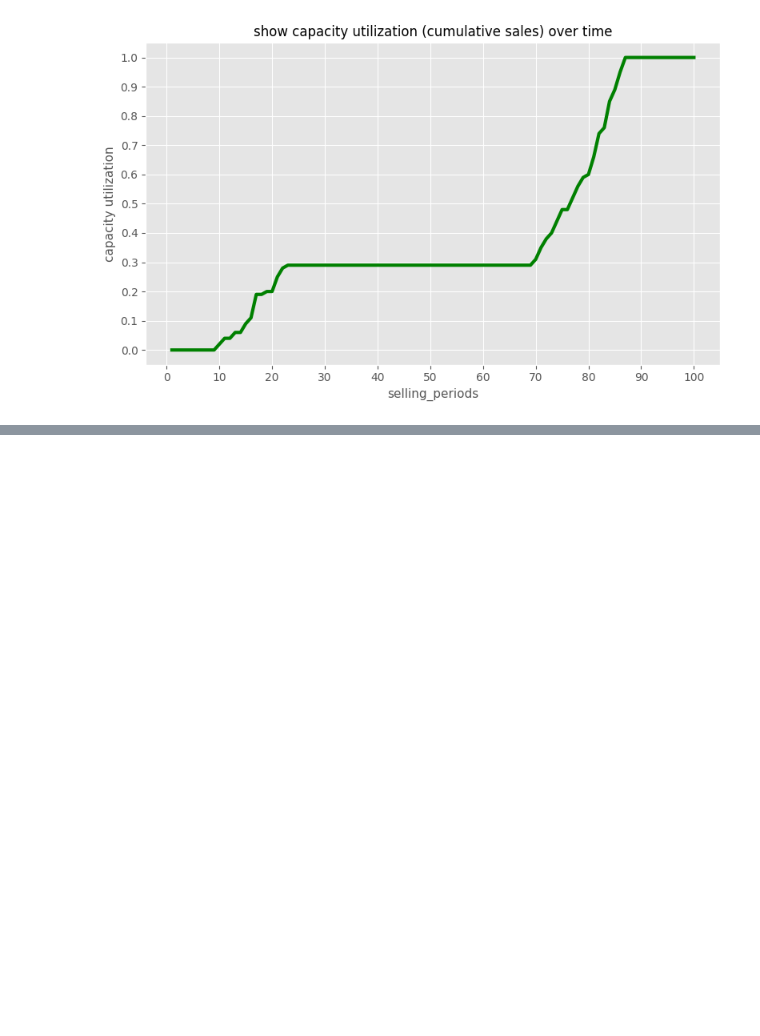
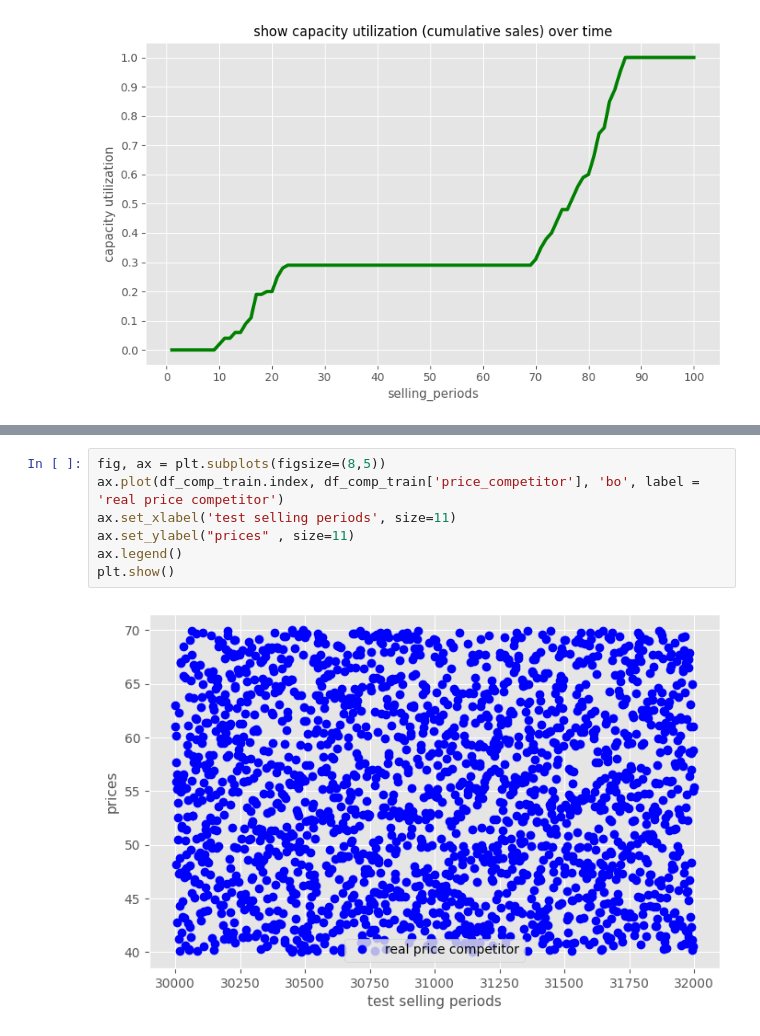
Before and after one commit to qcorveler/Optizoignons, a Jupyter notebook: Travail_Perso/Quentin/modele_prix_concurrent/W2_load_data.ipynb, the cells around one changed output, grey strips where cells are left out. Drawn from its saved outputs; the diff is of its cells as text; blank space fills up the shorter version.

```diff
--- a/Travail_Perso/Quentin/modele_prix_concurrent/W2_load_data.ipynb
+++ b/Travail_Perso/Quentin/modele_prix_concurrent/W2_load_data.ipynb
@@ -188,0 +354,9 @@ plt.show()
+# %%
+fig, ax = plt.subplots(figsize=(8,5))
+ax.plot(df_comp_train.index, df_comp_train['price_competitor'], 'bo', label = 'real price competitor')
+ax.set_xlabel('test selling periods', size=11)
+ax.set_ylabel("prices" , size=11)
+ax.legend()
+plt.show()
+# %% [output]
+[figure, added]
```
Also changed, not shown: parts of 9 cells of this notebook, 1 other file.
